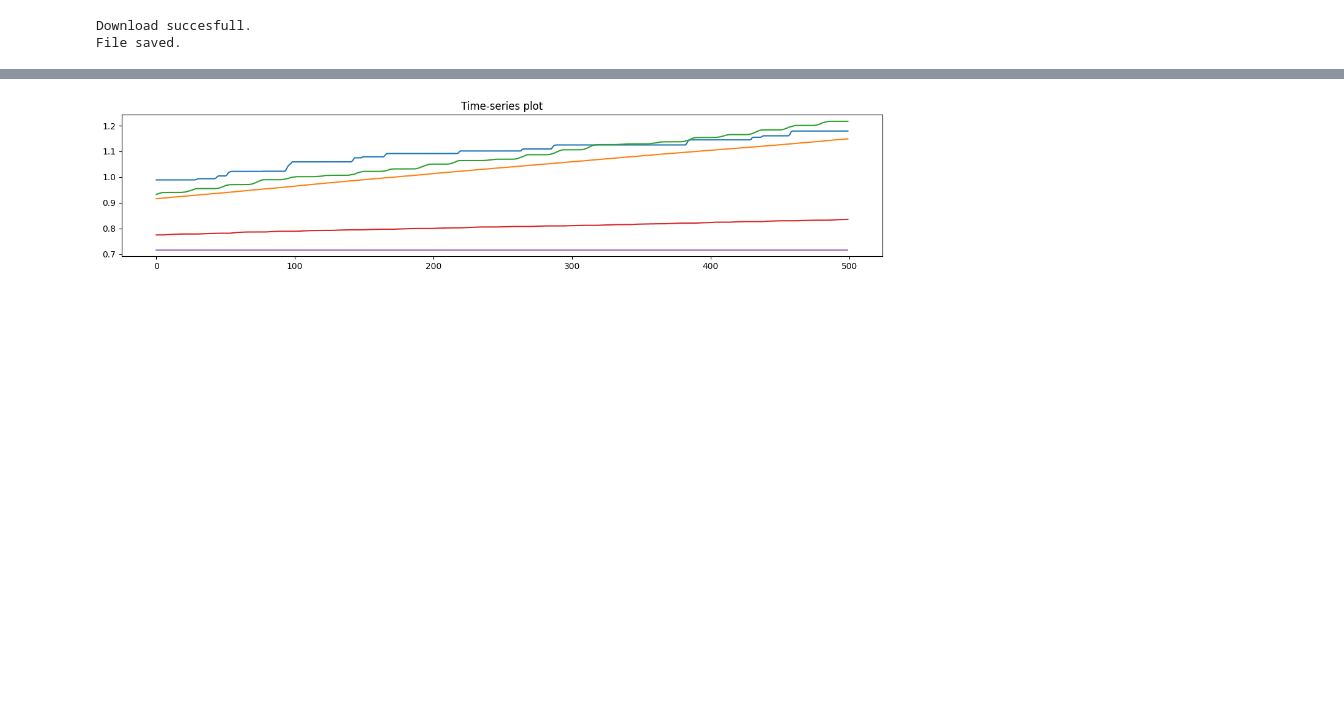
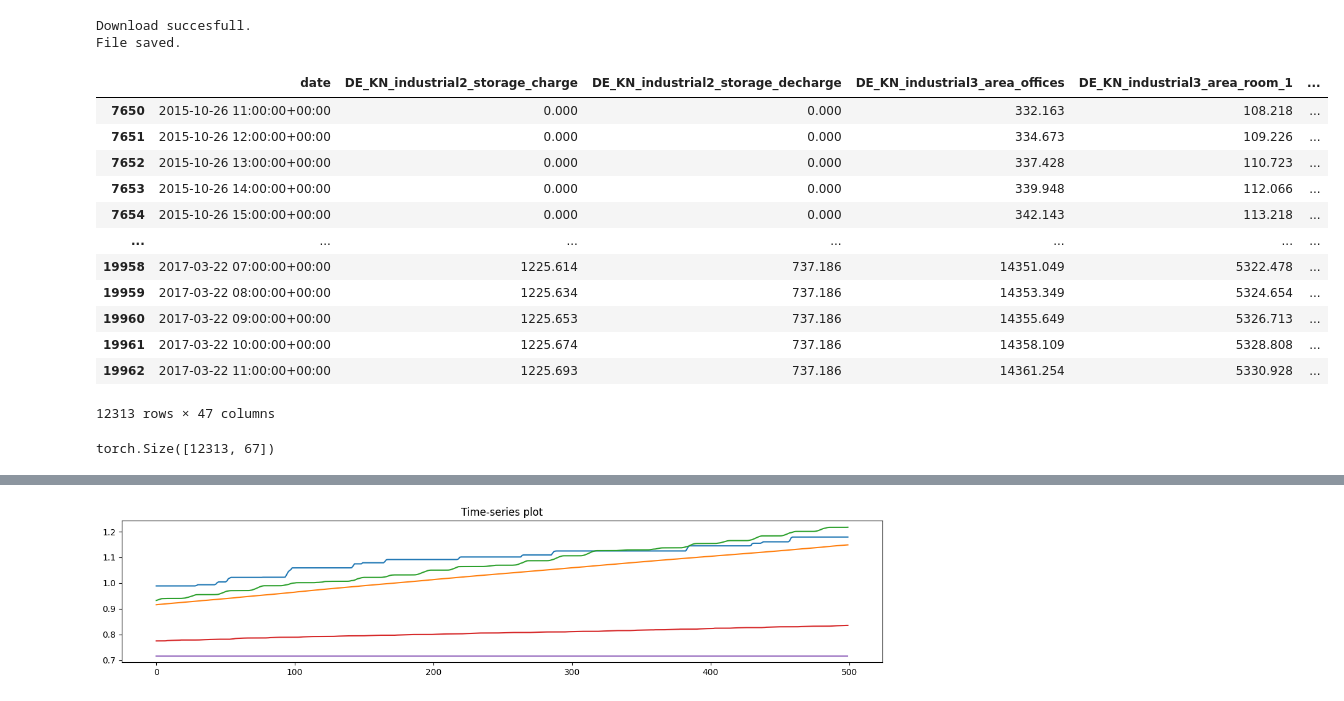
Before and after one commit to ben10ben/thesis, a Jupyter notebook: src/exploratory.ipynb, the cells around one changed output, grey strips where cells are left out. Cells and saved outputs as stored; diff of their text form; code cells hidden in the pictures; blank space fills up the shorter version.

```diff
--- a/src/exploratory.ipynb
+++ b/src/exploratory.ipynb
@@ -199,14 +199,68 @@ print("File saved.")
 # %% [output]
 Download succesfull.
 File saved.
-# %%
-# bavaria dataset
-from utils import data_handling
-import random
-import matplotlib.pyplot as plt
-import config
-import requests
-import pandas as pd
-
-data_tensor = data_handling.load_bavaria_electricity()
-data_dict, standadizer = data_handling.train_test_split_eu_elec(data_tensor, standardize=True)
+# %%
+# bavaria dataset
+from utils import data_handling
+import random
+import matplotlib.pyplot as plt
+import config
+import requests
+import pandas as pd
+
+#data_tensor = data_handling.load_bavaria_electricity()
+#data_dict, standadizer = data_handling.train_test_split_eu_elec(data_tensor, standardize=True)
+
+
+df = pd.read_csv(config.CONFIG_DATA["south_germany"] / "south_germany.csv")
+
+# drop second timestamp column
+df = df.drop('cet_cest_timestamp', axis=1)
+df = df.drop('interpolated', axis=1)
+
+# rename to fit DataSetClass
+df.rename(columns={'utc_timestamp': 'date'}, inplace=True)
+df['date'] = pd.to_datetime(df['date'])
+
+
+
+# drop columns with more than 90% missing values
+threshold = 0.9 * len(df)
+columns_to_drop = df.columns[df.isna().sum() > threshold]
+df = df.drop(columns=columns_to_drop)
+
+# drop rows with more than 20% NANs
+threshold = 0.20 * len(df.columns)
+df = df[df.isna().sum(axis=1) <= threshold]
+
+# forward fill if previous values are present
+df = df.fillna(method='ffill')
+
+# values at the start are set to zero, no more NANs
+df = df.fillna(0)
+
+
+
+# Sort the DataFrame based on the 'date' column
+df = df.sort_values(by='date')
+df
+# %% [output]
+|  | date | DE_KN_industrial2_storage_charge | DE_KN_industrial2_storage_decharge | DE_KN_industrial3_area_offices | DE_KN_industrial3_area_room_1 | ... |
+| 7650 | 2015-10-26 11:00:00+00:00 | 0.000 | 0.000 | 332.163 | 108.218 | ... |
+| 7651 | 2015-10-26 12:00:00+00:00 | 0.000 | 0.000 | 334.673 | 109.226 | ... |
+| 7652 | 2015-10-26 13:00:00+00:00 | 0.000 | 0.000 | 337.428 | 110.723 | ... |
+| 7653 | 2015-10-26 14:00:00+00:00 | 0.000 | 0.000 | 339.948 | 112.066 | ... |
+| 7654 | 2015-10-26 15:00:00+00:00 | 0.000 | 0.000 | 342.143 | 113.218 | ... |
+| ... | ... | ... | ... | ... | ... | ... |
+| 19958 | 2017-03-22 07:00:00+00:00 | 1225.614 | 737.186 | 14351.049 | 5322.478 | ... |
+| 19959 | 2017-03-22 08:00:00+00:00 | 1225.634 | 737.186 | 14353.349 | 5324.654 | ... |
+| 19960 | 2017-03-22 09:00:00+00:00 | 1225.653 | 737.186 | 14355.649 | 5326.713 | ... |
+| 19961 | 2017-03-22 10:00:00+00:00 | 1225.674 | 737.186 | 14358.109 | 5328.808 | ... |
+| 19962 | 2017-03-22 11:00:00+00:00 | 1225.693 | 737.186 | 14361.254 | 5330.928 | ... |
+12313 rows × 47 columns
+# %%
+# bavaria dataset
+data_tensor = data_handling.load_bavaria_electricity()
+data_tensor.shape
+# %% [output]
+torch.Size([12313, 67])
```
Also changed, not shown: parts of 2 cells of this notebook, 34 other files.
